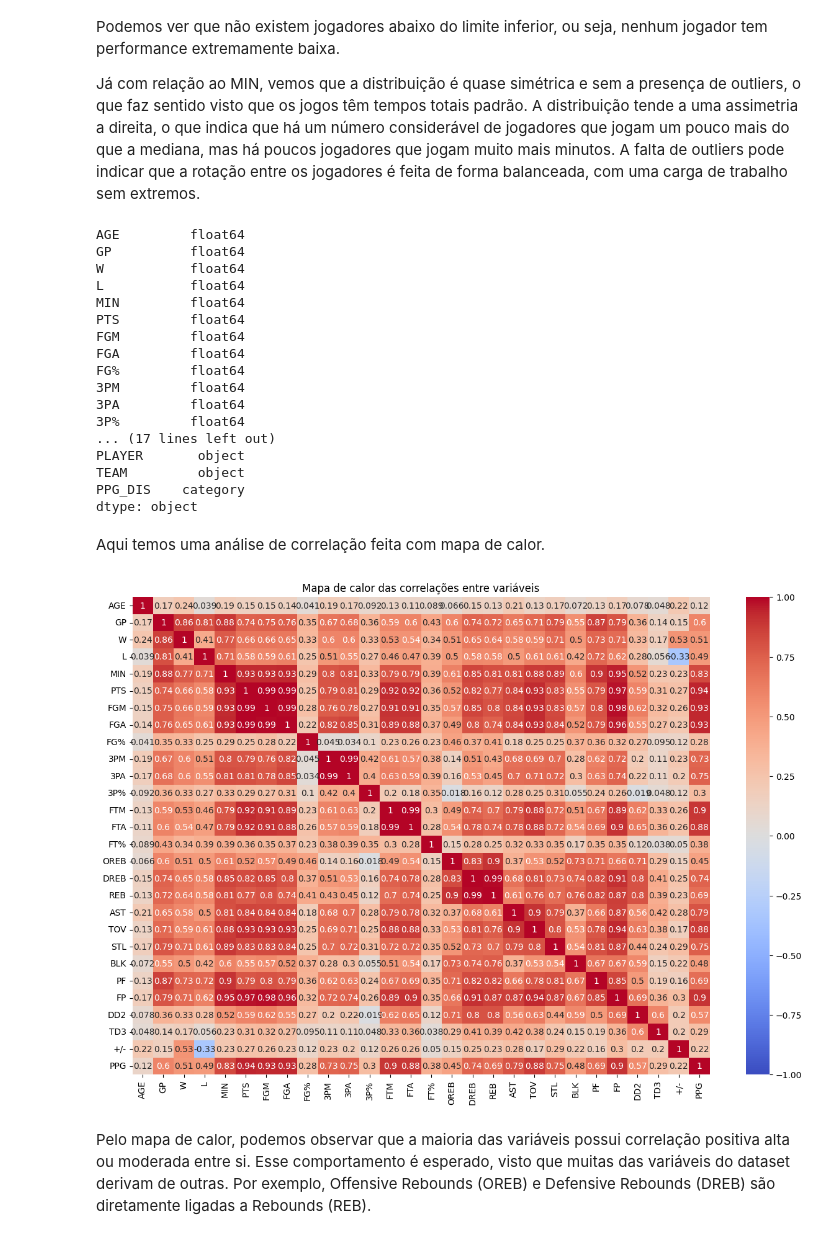
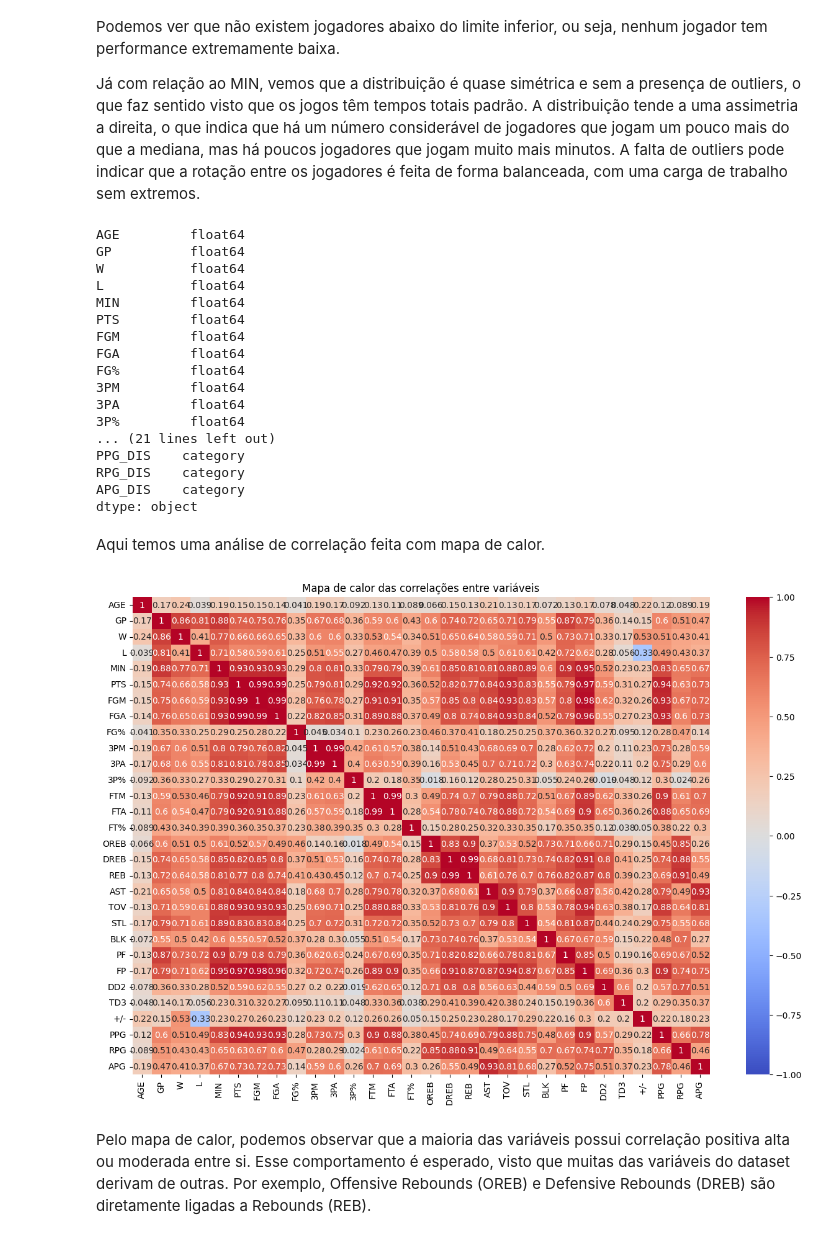
Before and after one commit to lss8/DataScienceNBA, a Jupyter notebook: Project_Data_Science.ipynb, the cells around one changed output. Drawn from its saved outputs; the diff is of its cells as text; code cells hidden in the pictures.

```diff
--- a/Project_Data_Science.ipynb
+++ b/Project_Data_Science.ipynb
@@ -139,5 +139,8 @@ Aqui nós geramos uma coluna "PPS" (Points Per Game), pois é um dado interessan
 # %%
 df['PPG'] = df['PTS']/df['GP']
+df['RPG'] = df['REB']/df['GP']
+df['APG'] = df['AST']/df['GP']
+
 df.head(50)
 # %% [output]
 |  | PLAYER | TEAM | AGE | GP | W | L | MIN | PTS | FGM | FGA | ... | ... |
@@ -395,5 +398,7 @@ Aqui discretizamos os valores da coluna "PPG" normalizada, e salvamos numa nova
 # %%
 df3['PPG_DIS'] = pd.cut(df3['PPG'],10)
+df3['RPG_DIS'] = pd.cut(df3['RPG'],10)
+df3['APG_DIS'] = pd.cut(df3['APG'],10)
 # %%
 df3['PPG_DIS'].value_counts()
 # %% [output]
@@ -603,21 +626,21 @@ FG%         float64
 3PM         float64
 3PA         float64
 3P%         float64
-... (17 lines left out)
-PLAYER       object
-TEAM         object
+... (21 lines left out)
 PPG_DIS    category
+RPG_DIS    category
+APG_DIS    category
 dtype: object
 # %% [markdown]
 Aqui temos uma análise de correlação feita com mapa de calor.
 # %%
-corr = df3.drop(['PLAYER', 'TEAMID', 'TEAM', 'PPG_DIS'], axis=1).corr()
+corr = df3.drop(['PLAYER', 'TEAMID', 'TEAM', 'PPG_DIS', 'RPG_DIS', 'APG_DIS'], axis=1).corr()
 plt.figure(figsize=(15, 10))
 sns.heatmap(corr, annot=True, cmap='coolwarm', vmin=-1, vmax=1)
 plt.title('Mapa de calor das correlações entre variáveis')
 plt.show()
 # %% [output]
-[figure, old version]
+[figure, new version]
 # %% [markdown]
 Pelo mapa de calor, podemos observar que a maioria das variáveis possui correlação positiva alta ou moderada entre si. Esse comportamento é esperado, visto que muitas das variáveis do dataset derivam de outras. Por exemplo, Offensive Rebounds (OREB) e Defensive Rebounds (DREB) são diretamente ligadas a Rebounds (REB).
 # %% [markdown]
```
Also changed, not shown: parts of 69 cells of this notebook.
